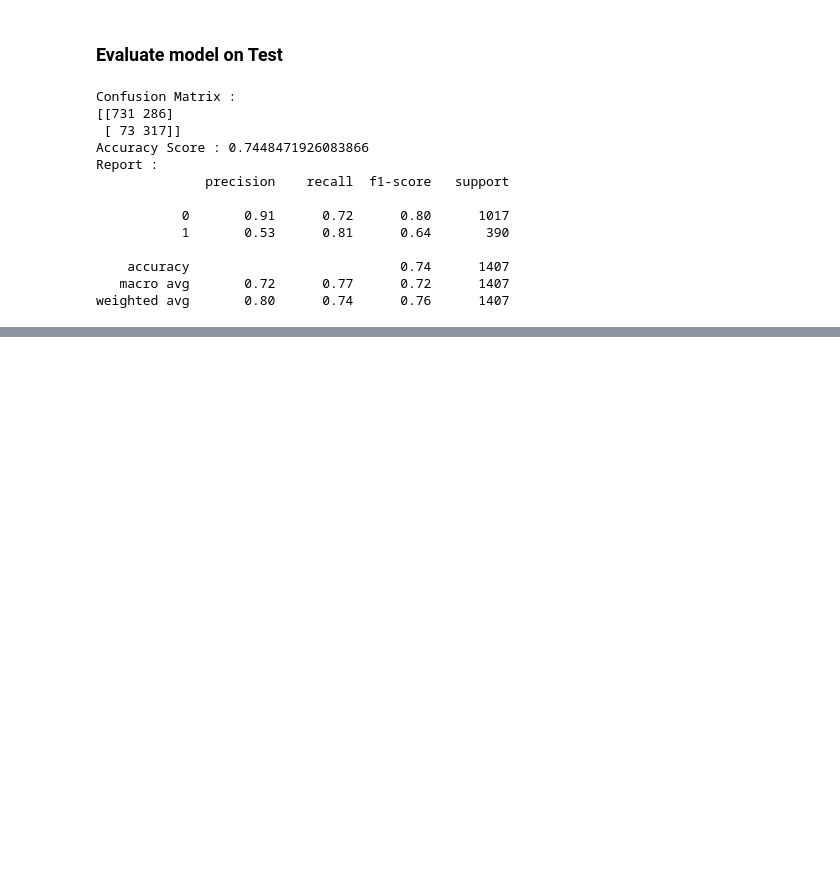
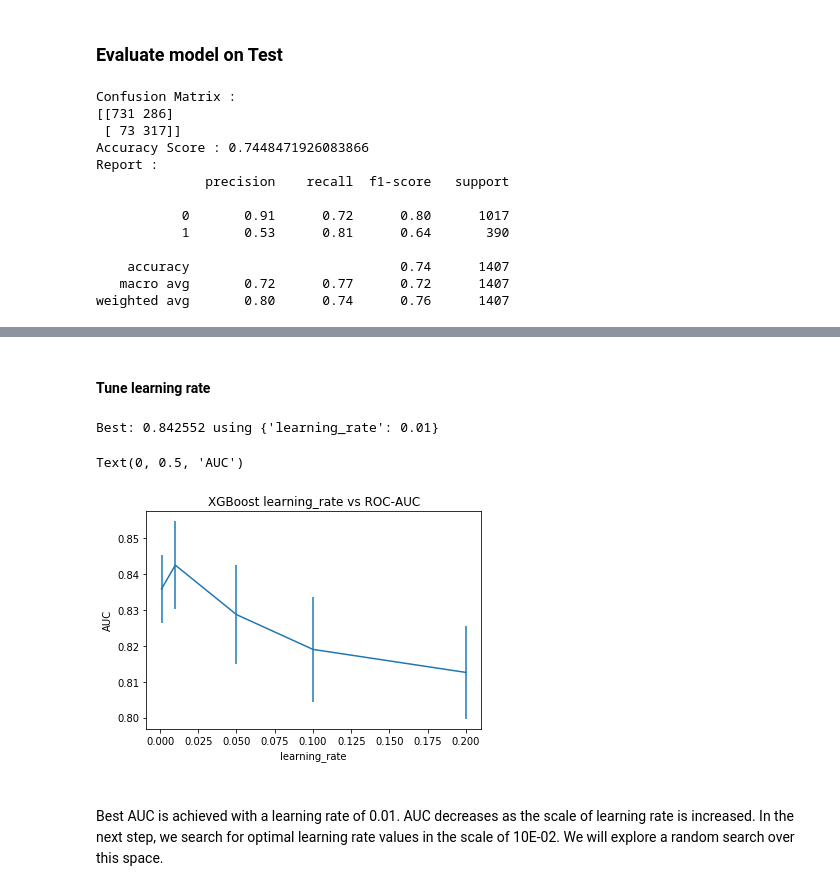
Before and after one commit to utkarshsingh710/Telecom-customer-churn-prediction-using-Python, a Jupyter notebook: Telco Customer Churn.ipynb, the cells around one changed output, grey strips where cells are left out. Drawn from its saved outputs; the diff is of its cells as text; code cells hidden in the pictures; blank space fills up the shorter version.

```diff
--- a/Telco Customer Churn.ipynb
+++ b/Telco Customer Churn.ipynb
@@ -689,0 +694,6 @@ weighted avg       0.80      0.74      0.76      1407
+# %%
+from sklearn.preprocessing import MinMaxScaler
+scaler = MinMaxScaler()
+scaler.fit(x_train)
+X_train_scaled = scaler.transform(x_train)
+X_test_Scaled = scaler.transform(x_test)
@@ -689,0 +705,7 @@ weighted avg       0.80      0.74      0.76      1407
+# %%
+# Objective
+objective_func = 'binary:logistic'
+# Class weights
+sum_pos = np.sum(y_train)
+sum_neg = len(y_train) - sum_pos
+weight = sum_neg/sum_pos
@@ -689,0 +714,3 @@ weighted avg       0.80      0.74      0.76      1407
+# %%
+# Define model
+xgb = XGBClassifier(objective=objective_func,scale_pos_weight=weight,n_estimators=500)
@@ -689,0 +746,30 @@ weighted avg       0.80      0.74      0.76      1407
+# %% [markdown]
+#### Tune learning rate
+# %%
+# Grid Search CV
+from sklearn.model_selection import GridSearchCV
+from sklearn.model_selection import StratifiedKFold
+params = {'learning_rate':[0.001,0.01,0.05,0.1,0.2]}
+kfold = StratifiedKFold(n_splits=5, shuffle=True, random_state=710)
+grid_search = GridSearchCV(xgb, params, scoring="roc_auc", n_jobs=-1, cv=kfold)
+grid_result = grid_search.fit(X_train_scaled,np.ravel(y_train))
+# %%
+# Summarize GridSearch CV results
+learning_rate = [0.001,0.01,0.05,0.1,0.2]
+print("Best: %f using %s" % (grid_result.best_score_, grid_result.best_params_))
+means = grid_result.cv_results_['mean_test_score']
+stds = grid_result.cv_results_['std_test_score']
+
+plt.errorbar(learning_rate, means, yerr=stds)
+plt.title("XGBoost learning_rate vs ROC-AUC")
+plt.xlabel('learning_rate')
+plt.ylabel('AUC')
+# %% [output]
+Best: 0.842552 using {'learning_rate': 0.01}
+Text(0, 0.5, 'AUC')
+[figure, added]
+# %% [markdown]
+<br>
+Best AUC is achieved with a learning rate of 0.01. AUC decreases as the scale of learning rate is increased. In the next step, we search for optimal learning rate values in the scale of 10E-02. We will explore a random search over this space.
+
+<br>
```
Also changed, not shown: parts of 34 cells of this notebook.
